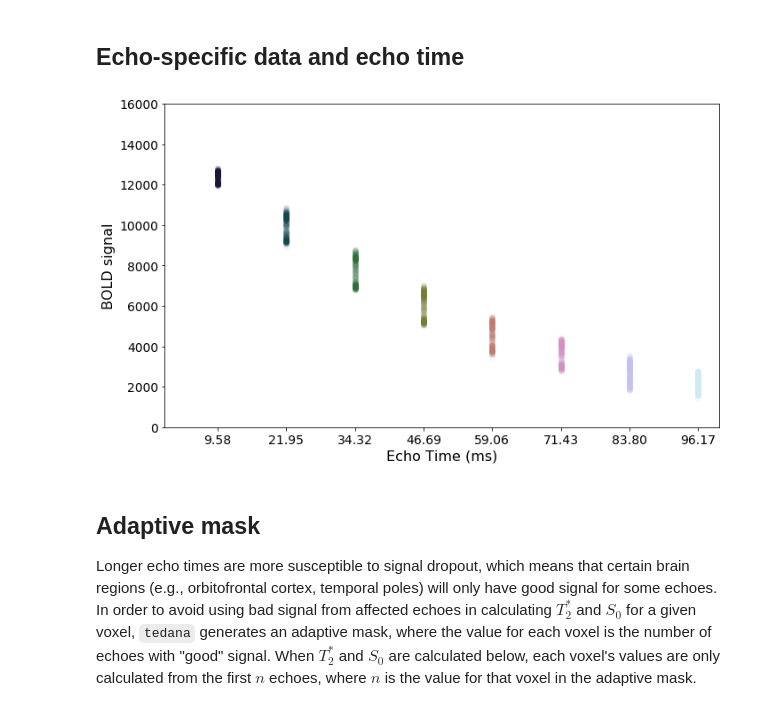
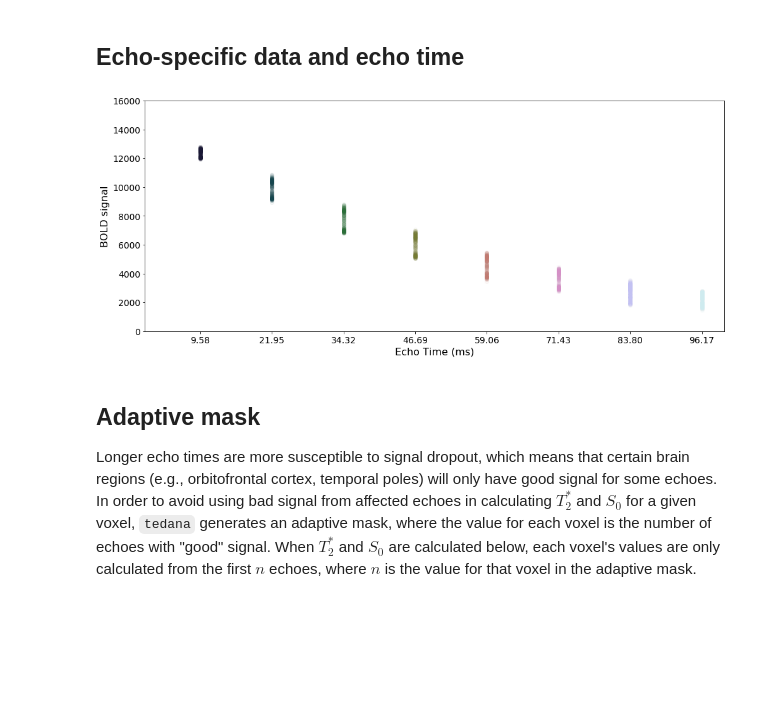
Before and after one commit to ME-ICA/tedana, a Jupyter notebook: docs/_static/plot_approach_figures.ipynb, the cells around one changed output. Cells and saved outputs as stored; diff of their text form; code cells hidden in the pictures; blank space fills up the shorter version.

Commit message:
[DOC] Fix links and sizes in approach documentation (#369)
* Remove buggy cumulative sum. Doesn't affect anything.

* Regenerate walkthrough figures. Fix links and sizes.

```diff
--- a/docs/_static/plot_approach_figures.ipynb
+++ b/docs/_static/plot_approach_figures.ipynb
@@ -14,16 +32,16 @@ from nilearn import plotting, masking
 from nilearn.image import math_img
 # %%
 # Load data
-DATA_DIR = '/Users/tsalo/Documents/me-dsets/logans_dset/sub-ltd/func/'
+DATA_DIR = '/Users/tsalo/Documents/me-dsets/logans_dset/sub-001/func/'
 TED_DIR = '/Users/tsalo/Documents/tsalo/tedana-comparison/sandbox/e8-checkerboard-example/'
-FILES = ['sub-ltd_task-checkerboard_echo-1_bold.nii.gz',
-         'sub-ltd_task-checkerboard_echo-2_bold.nii.gz',
-         'sub-ltd_task-checkerboard_echo-3_bold.nii.gz',
-         'sub-ltd_task-checkerboard_echo-4_bold.nii.gz',
-         'sub-ltd_task-checkerboard_echo-5_bold.nii.gz',
-         'sub-ltd_task-checkerboard_echo-6_bold.nii.gz',
-         'sub-ltd_task-checkerboard_echo-7_bold.nii.gz',
-         'sub-ltd_task-checkerboard_echo-8_bold.nii.gz']
+FILES = ['sub-001_task-checkerboard_echo-1_bold.nii.gz',
+         'sub-001_task-checkerboard_echo-2_bold.nii.gz',
+         'sub-001_task-checkerboard_echo-3_bold.nii.gz',
+         'sub-001_task-checkerboard_echo-4_bold.nii.gz',
+         'sub-001_task-checkerboard_echo-5_bold.nii.gz',
+         'sub-001_task-checkerboard_echo-6_bold.nii.gz',
+         'sub-001_task-checkerboard_echo-7_bold.nii.gz',
+         'sub-001_task-checkerboard_echo-8_bold.nii.gz']
 files = [op.join(DATA_DIR, f) for f in FILES]
 echo_times = np.array([9.58, 21.95, 34.32, 46.69, 59.06, 71.43, 83.8, 96.17])
 
@@ -120,22 +138,22 @@ fig.savefig('a01_echo_timeseries.png', dpi=400)
 # %% [markdown]
 ## Echo-specific data and echo time
 # %%
-fig, ax = plt.subplots(figsize=(10, 6))
+fig, ax = plt.subplots(figsize=(14, 6))
 values = [i[0] for i in ts]
 for i_echo in range(n_echoes):
     rep_echo_times = np.ones(n_trs) * echo_times[i_echo]
     ax.scatter(rep_echo_times, ts[i_echo], alpha=0.05, color=pal[i_echo])
 
 ax.set_ylabel('BOLD signal', fontsize=16)
 ax.set_xlabel('Echo Time (ms)', fontsize=16)
 ax.set_xticks(echo_times)
 ax.tick_params(axis='both', which='major', labelsize=14)
 ax.set_xlim(0, 100)
 ax.set_ylim(0, 16000)
 fig.tight_layout()
 fig.savefig('a02_echo_value_distributions.png', dpi=400)
 # %% [output]
-[figure, old version]
+[figure, new version]
 # %% [markdown]
 ## Adaptive mask
 Longer echo times are more susceptible to signal dropout, which means that certain brain regions (e.g., orbitofrontal cortex, temporal poles) will only have good signal for some echoes. In order to avoid using bad signal from affected echoes in calculating $T_{2}^*$ and $S_{0}$ for a given voxel, `tedana` generates an adaptive mask, where the value for each voxel is the number of echoes with "good" signal. When $T_{2}^*$ and $S_{0}$ are calculated below, each voxel's values are only calculated from the first $n$ echoes, where $n$ is the value for that voxel in the adaptive mask.
```
Also changed, not shown: parts of 15 cells of this notebook, 21 other files.
